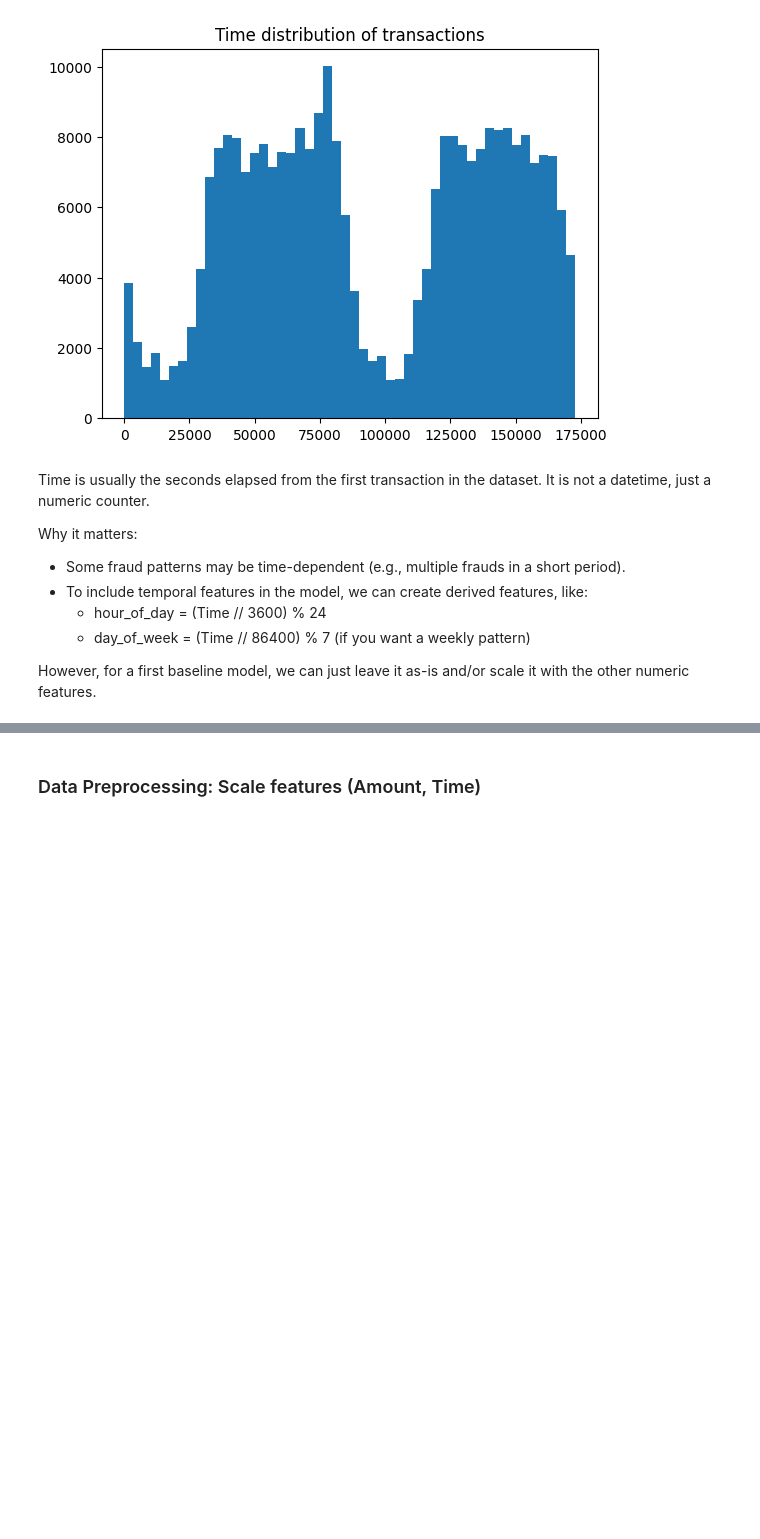
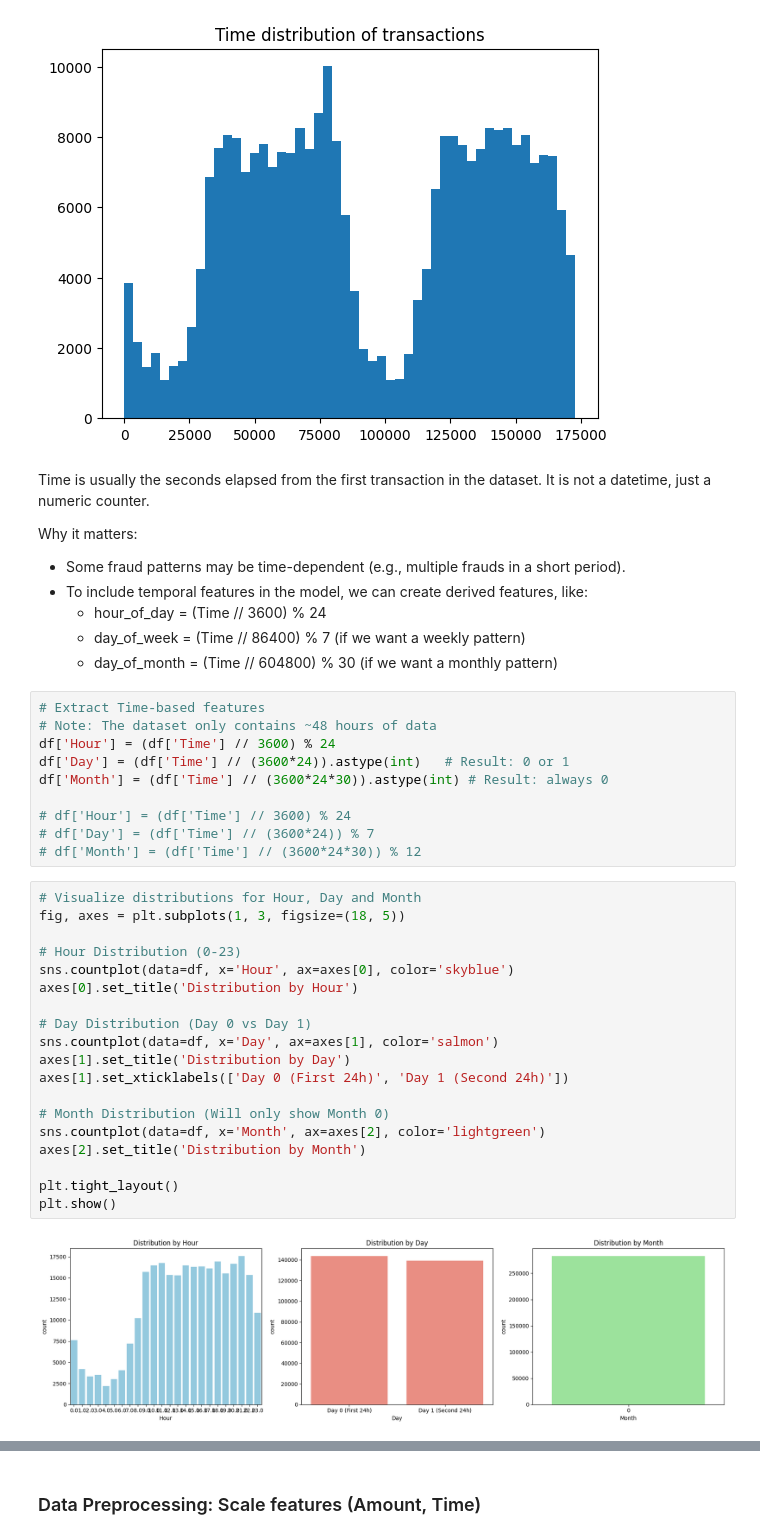
Before and after one commit to ecomunick/credit-fraud-llm, a Jupyter notebook: notebooks/01_data_preparation.ipynb, the cells around one changed output, grey strips where cells are left out. Cells and saved outputs as stored; diff of their text form; blank space fills up the shorter version.

```diff
--- a/notebooks/01_data_preparation.ipynb
+++ b/notebooks/01_data_preparation.ipynb
@@ -242,6 +264,36 @@ Why it matters:
 - Some fraud patterns may be time-dependent (e.g., multiple frauds in a short period).
 - To include temporal features in the model, we can create derived features, like:
     - hour_of_day = (Time // 3600) % 24
-    - day_of_week = (Time // 86400) % 7 (if you want a weekly pattern)
-
-However, for a first baseline model, we can just leave it as-is and/or scale it with the other numeric features.
+    - day_of_week = (Time // 86400) % 7 (if we want a weekly pattern)
+    - day_of_month = (Time // 604800) % 30 (if we want a monthly pattern)
+# %%
+# Extract Time-based features
+# Note: The dataset only contains ~48 hours of data
+df['Hour'] = (df['Time'] // 3600) % 24
+df['Day'] = (df['Time'] // (3600*24)).astype(int)   # Result: 0 or 1
+df['Month'] = (df['Time'] // (3600*24*30)).astype(int) # Result: always 0
+
+# df['Hour'] = (df['Time'] // 3600) % 24
+# df['Day'] = (df['Time'] // (3600*24)) % 7
+# df['Month'] = (df['Time'] // (3600*24*30)) % 12
+# %%
+# Visualize distributions for Hour, Day and Month
+fig, axes = plt.subplots(1, 3, figsize=(18, 5))
+
+# Hour Distribution (0-23)
+sns.countplot(data=df, x='Hour', ax=axes[0], color='skyblue')
+axes[0].set_title('Distribution by Hour')
+
+# Day Distribution (Day 0 vs Day 1)
+sns.countplot(data=df, x='Day', ax=axes[1], color='salmon')
+axes[1].set_title('Distribution by Day')
+axes[1].set_xticklabels(['Day 0 (First 24h)', 'Day 1 (Second 24h)'])
+
+# Month Distribution (Will only show Month 0)
+sns.countplot(data=df, x='Month', ax=axes[2], color='lightgreen')
+axes[2].set_title('Distribution by Month')
+
+plt.tight_layout()
+plt.show()
+# %% [output]
+[figure, added]
```
Also changed, not shown: parts of 5 cells of this notebook, 22 other files.
